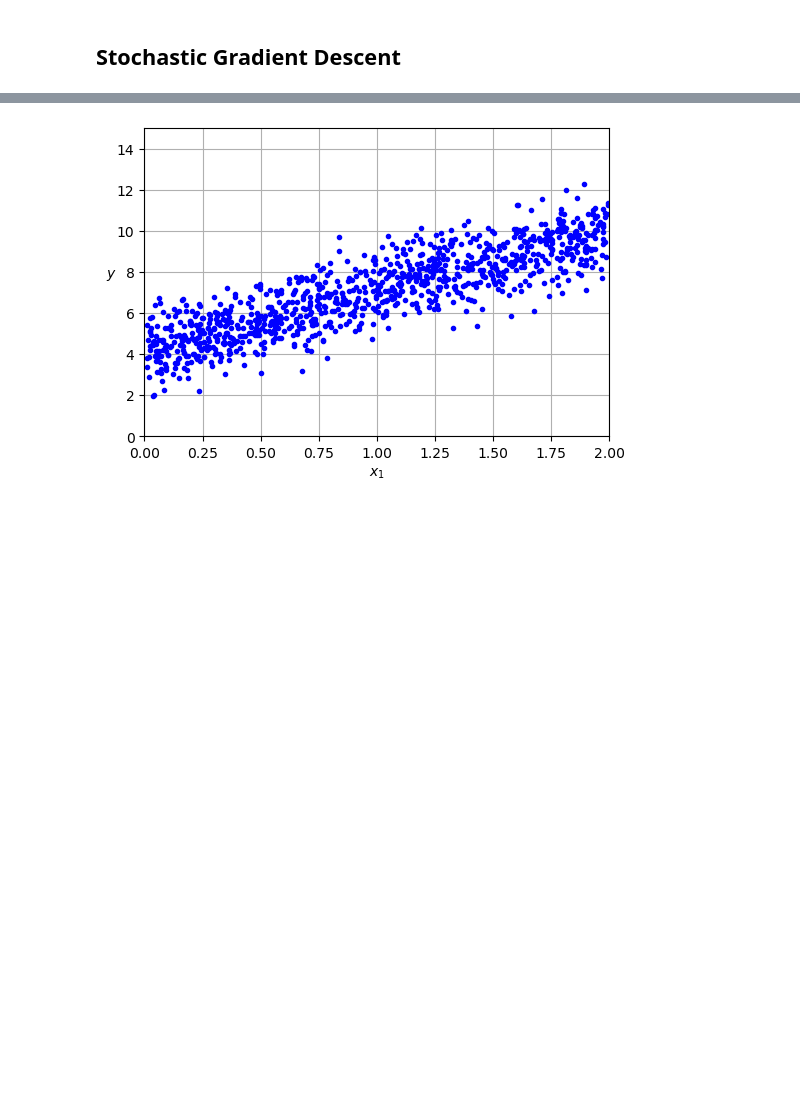
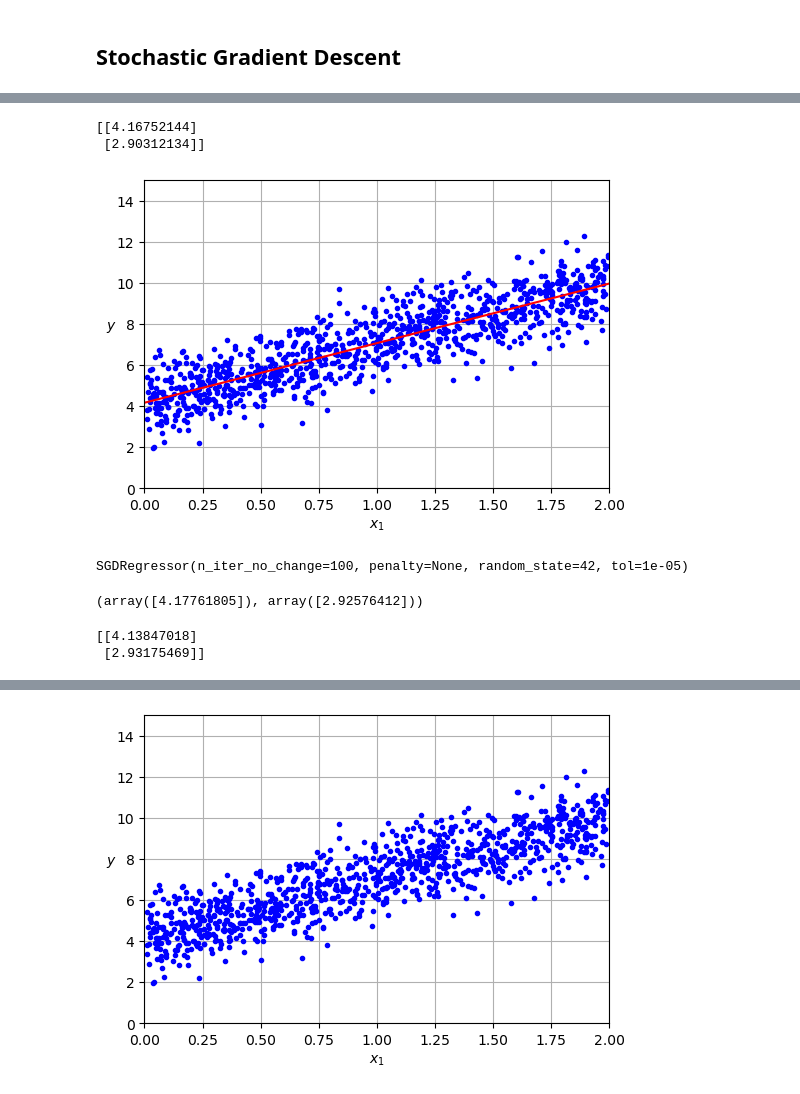
Before and after one commit to boyang102/DSC210_Project, a Jupyter notebook: SGD_Regressor.ipynb, the cells around one changed output, grey strips where cells are left out. Cells and saved outputs as stored; diff of their text form; code cells hidden in the pictures; blank space fills up the shorter version.

Commit message:
Add Adam

```diff
--- a/SGD_Regressor.ipynb
+++ b/SGD_Regressor.ipynb
@@ -2,0 +9,7 @@
+# %%
+#create dataset
+
+np.random.seed(42)
+m = 1000
+X = 2 * np.random.rand(m, 1)
+y = 4 + 3 * X + np.random.randn(m, 1)
@@ -2,0 +58,38 @@
+# %%
+sgd_theta, theta_path_sgd = sgd_regressor(X,y)
+print(sgd_theta)
+# %% [output]
+[[4.16752144]
+ [2.90312134]]
+# %%
+#plot prediction
+
+#SGD
+X_new = np.array([[0], [2]])
+X_new_b = add_dummy_feature(X_new)  # add x0 = 1 to each instance
+
+y_predict = X_new_b @ sgd_theta
+
+plt.figure(figsize=(6, 4))
+plt.plot(X, y, "b.")
+plt.plot(X_new, y_predict, "r-", label="SGD_Predictions")
+plt.xlabel("$x_1$")
+plt.ylabel("$y$", rotation=0)
+plt.axis([0, 2, 0, 15])
+plt.grid()
+
+plt.show()
+# %% [output]
+[figure, added]
+# %%
+from sklearn.linear_model import SGDRegressor
+
+sgd_reg = SGDRegressor(max_iter=1000, tol=1e-5, penalty=None, eta0=0.01,
+                       n_iter_no_change=100, random_state=42)
+sgd_reg.fit(X, y.ravel())  # y.ravel() because fit() expects 1D targets
+# %% [output]
+SGDRegressor(n_iter_no_change=100, penalty=None, random_state=42, tol=1e-05)
+# %%
+sgd_reg.intercept_, sgd_reg.coef_
+# %% [output]
+(array([4.17761805]), array([2.92576412]))
@@ -2,0 +129,6 @@
+# %%
+adam_theta, theta_path_adam = adam_regressor(X,y)
+print(adam_theta)
+# %% [output]
+[[4.13847018]
+ [2.93175469]]
```
Also changed, not shown: parts of 7 cells of this notebook.
